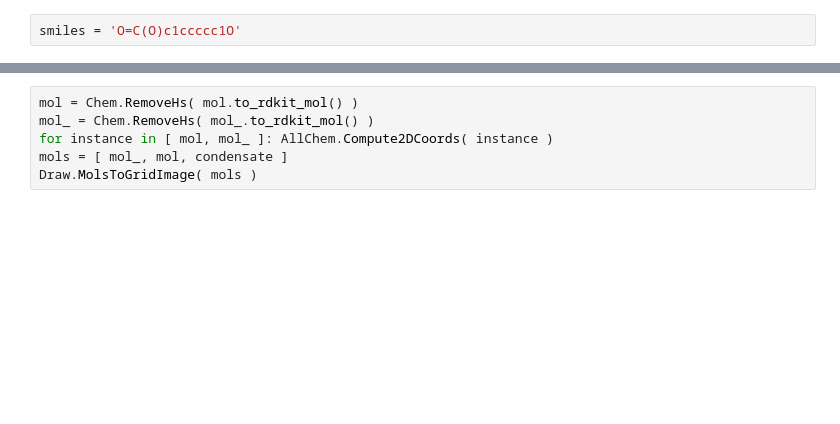
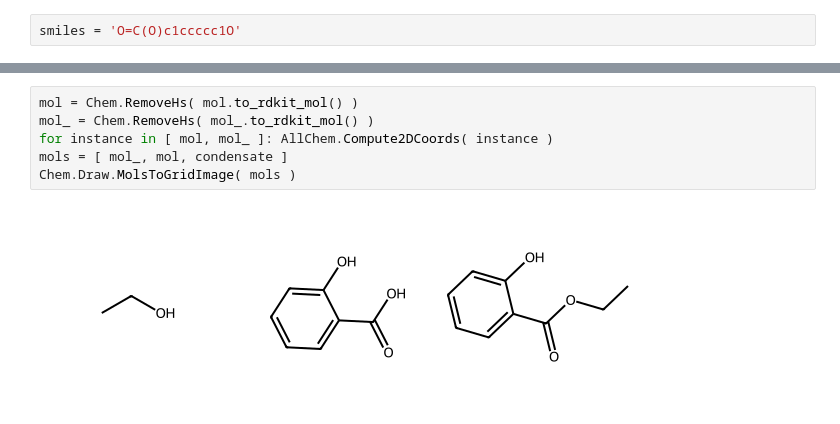
Before and after one commit to KoehnLab/ElitePresentation, a Jupyter notebook: visualize.ipynb, the cells around one changed output, grey strips where cells are left out. Drawn from its saved outputs; the diff is of its cells as text; blank space fills up the shorter version.

```diff
--- a/visualize.ipynb
+++ b/visualize.ipynb
@@ -40,6 +62,8 @@ condensate
 # %%
 mol = Chem.RemoveHs( mol.to_rdkit_mol() )
 mol_ = Chem.RemoveHs( mol_.to_rdkit_mol() )
 for instance in [ mol, mol_ ]: AllChem.Compute2DCoords( instance )
 mols = [ mol_, mol, condensate ]
-Draw.MolsToGridImage( mols )
+Chem.Draw.MolsToGridImage( mols )
+# %% [output]
+[figure, added]
```
Also changed, not shown: parts of 8 cells of this notebook, 6 other files.
